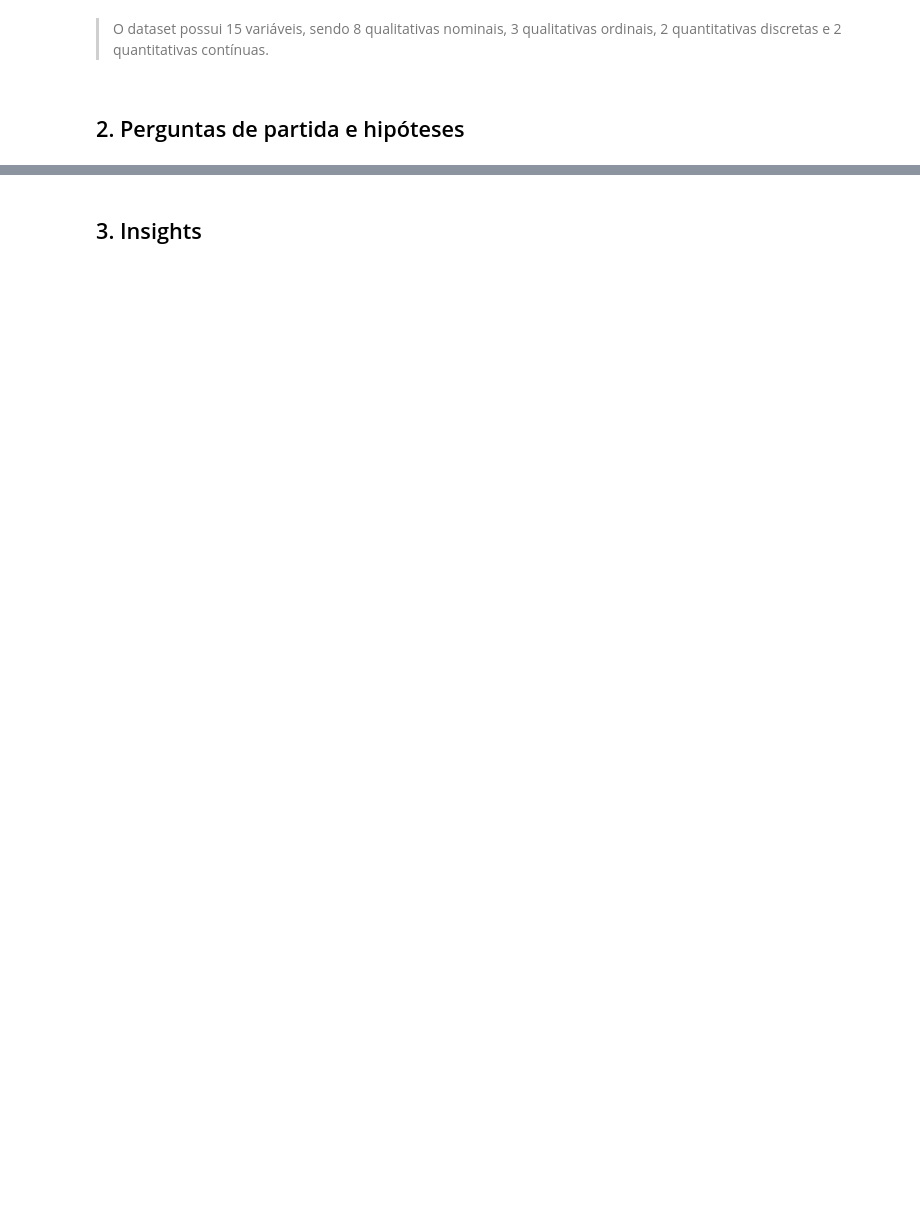
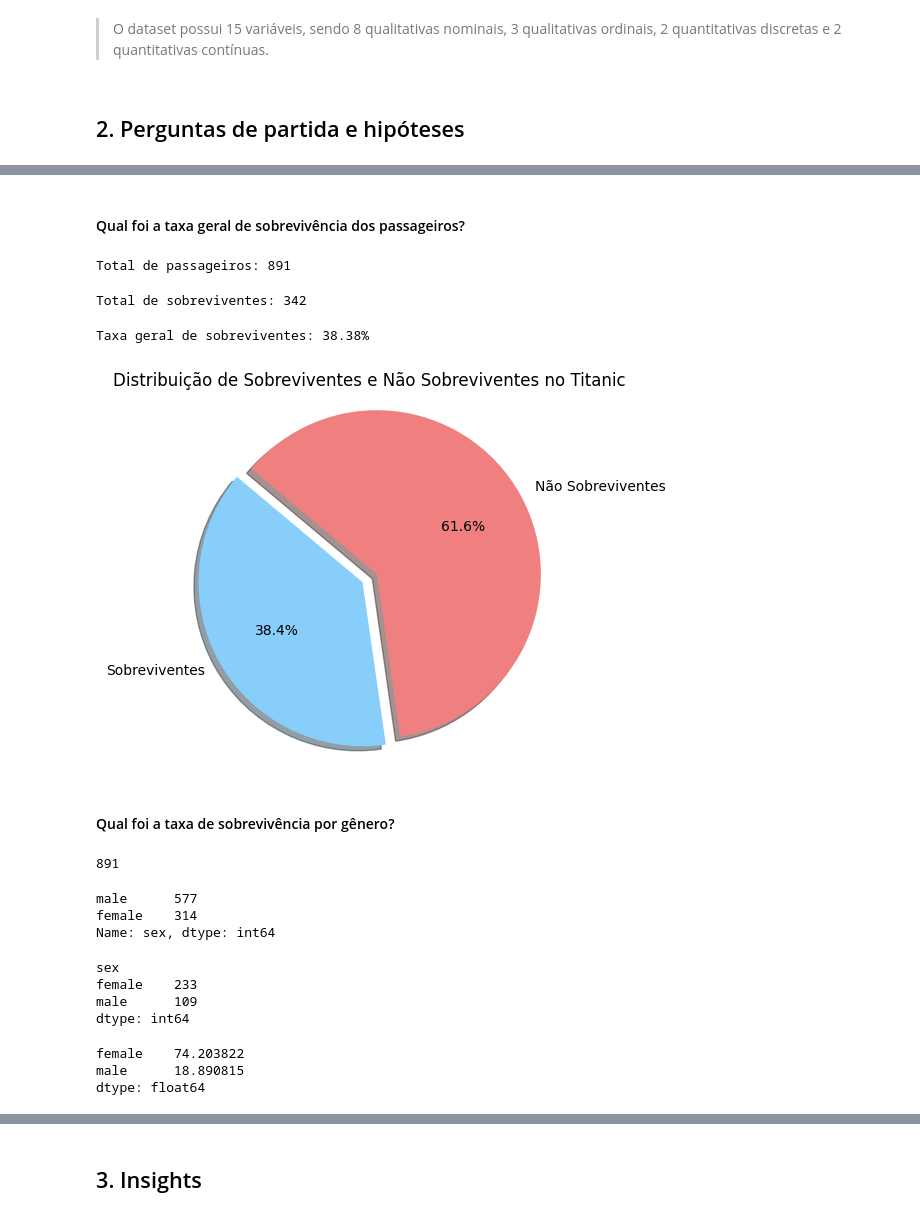
Before and after one commit to gessycamayhara/avanti-bootcamp-cdd, a Jupyter notebook: notebooks/01 - exploratory_data_analysis.ipynb, the cells around one changed output, grey strips where cells are left out. Saved outputs shown, nothing was run; the diff lists cells and outputs as text; code cells hidden in the pictures; blank space fills up the shorter version.

```diff
--- a/notebooks/01 - exploratory_data_analysis.ipynb
+++ b/notebooks/01 - exploratory_data_analysis.ipynb
@@ -94,0 +92,63 @@ dicionario
+# %% [markdown]
+####  Qual foi a taxa geral de sobrevivência dos passageiros?
+# %%
+total_passageiros = df.shape[0]
+print(f"Total de passageiros: {total_passageiros}")
+# %% [output]
+Total de passageiros: 891
+# %%
+sobreviventes = df['survived'].sum()
+print(f"Total de sobreviventes: {sobreviventes}")
+# %% [output]
+Total de sobreviventes: 342
+# %%
+taxa_nao_sobrevivencia = ((total_passageiros - sobreviventes) / total_passageiros) * 100
+# %%
+taxa_geral = (sobreviventes / total_passageiros) *100
+print(f"Taxa geral de sobreviventes: {taxa_geral:.2f}%")
+# %% [output]
+Taxa geral de sobreviventes: 38.38%
+# %%
+labels = ['Sobreviventes', 'Não Sobreviventes']
+sizes = [taxa_geral, taxa_nao_sobrevivencia]
+colors = ['lightskyblue', 'lightcoral']
+explode = (0.1, 0)
+
+plt.pie(sizes, explode=explode, labels=labels, colors=colors,
+        autopct='%1.1f%%', shadow=True, startangle=140)
+
+plt.axis('equal')
+
+plt.title("Distribuição de Sobreviventes e Não Sobreviventes no Titanic")
+
+plt.show()
+# %% [output]
+[figure, added]
+# %% [markdown]
+#### Qual foi a taxa de sobrevivência por gênero?
+# %%
+total_passageiros
+# %% [output]
+891
+# %%
+total_genero = df['sex'].value_counts()
+total_genero
+# %% [output]
+male      577
+female    314
+Name: sex, dtype: int64
+# %%
+sobreviventes_genero = df[df['survived'] == 1].groupby('sex').size()
+sobreviventes_genero
+# %% [output]
+sex
+female    233
+male      109
+dtype: int64
+# %%
+taxa_sobrevivencia_genero = (sobreviventes_genero / total_genero) * 100
+print(taxa_sobrevivencia_genero)
+# %% [output]
+female    74.203822
+male      18.890815
+dtype: float64
```
Also changed, not shown: parts of 30 cells of this notebook.
